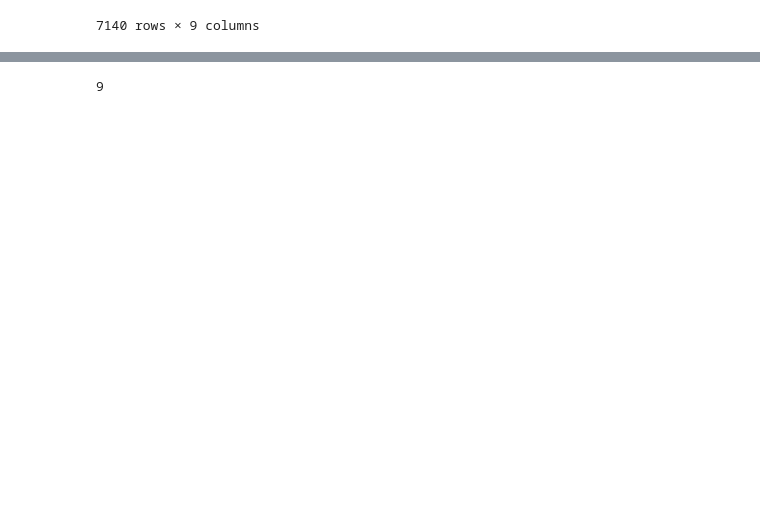
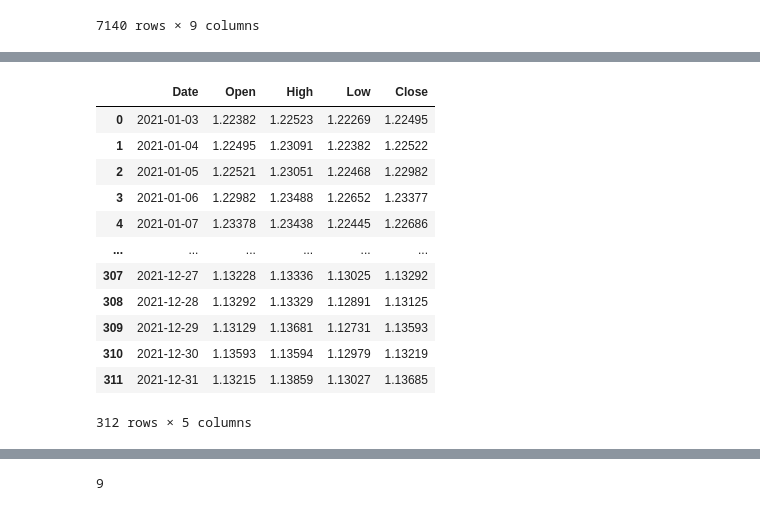
Before and after one commit to piotrkozub1999/Stock-Price-Prediction, a Jupyter notebook: 3. PricePrediction.ipynb, the cells around one changed output, grey strips where cells are left out. Cells and saved outputs as stored; diff of their text form; code cells hidden in the pictures; blank space fills up the shorter version.

```diff
--- a/3. PricePrediction.ipynb
+++ b/3. PricePrediction.ipynb
@@ -16,3 +36,21 @@ warnings.filterwarnings('ignore')
+# %%
+def get_simulation_data():
+    org_dataset = pd.read_csv(PreparedDatasetPath, parse_dates=True)
+    org_dataset.Date = pd.to_datetime(org_dataset.Date, dayfirst=True)
+    org_dataset = org_dataset.set_index(org_dataset.Date)
+    org_dataset = org_dataset.drop("ZigZag", axis="columns")
+
+    org_dataset = org_dataset.drop("Return_rate", axis="columns")
+    org_dataset = org_dataset.drop("RSI_7", axis="columns")
+    org_dataset = org_dataset.drop("RSI_14", axis="columns")
+    org_dataset = org_dataset.drop("MA_7", axis="columns")
+    org_dataset = org_dataset.drop("MA_14", axis="columns")
+
+    sim_dataset = org_dataset[str(SimulationYear)+"-01-02":str(SimulationYear)+"-12-31"]
+    sim_dataset = sim_dataset.reset_index(drop=True)
+    sim_dataset.to_csv(SimulationDatasetPath, index=False)
+
+    return sim_dataset, len(sim_dataset)
 # %% [markdown]
 ## 1. Data Preprocessing
 # %%
@@ -40,3 +96,20 @@ dataset
+# %%
+sim_dataset, TestLength= get_simulation_data()
+sim_dataset
+# %% [output]
+|  | Date | Open | High | Low | Close |
+| 0 | 2021-01-03 | 1.22382 | 1.22523 | 1.22269 | 1.22495 |
+| 1 | 2021-01-04 | 1.22495 | 1.23091 | 1.22382 | 1.22522 |
+| 2 | 2021-01-05 | 1.22521 | 1.23051 | 1.22468 | 1.22982 |
+| 3 | 2021-01-06 | 1.22982 | 1.23488 | 1.22652 | 1.23377 |
+| 4 | 2021-01-07 | 1.23378 | 1.23438 | 1.22445 | 1.22686 |
+| ... | ... | ... | ... | ... | ... |
+| 307 | 2021-12-27 | 1.13228 | 1.13336 | 1.13025 | 1.13292 |
+| 308 | 2021-12-28 | 1.13292 | 1.13329 | 1.12891 | 1.13125 |
+| 309 | 2021-12-29 | 1.13129 | 1.13681 | 1.12731 | 1.13593 |
+| 310 | 2021-12-30 | 1.13593 | 1.13594 | 1.12979 | 1.13219 |
+| 311 | 2021-12-31 | 1.13215 | 1.13859 | 1.13027 | 1.13685 |
+312 rows × 5 columns
 # %%
 X_value = pd.DataFrame(dataset.iloc[:, :])
 y_value = pd.DataFrame(dataset.Close)
```
Also changed, not shown: parts of 58 cells of this notebook, 3 other files.
